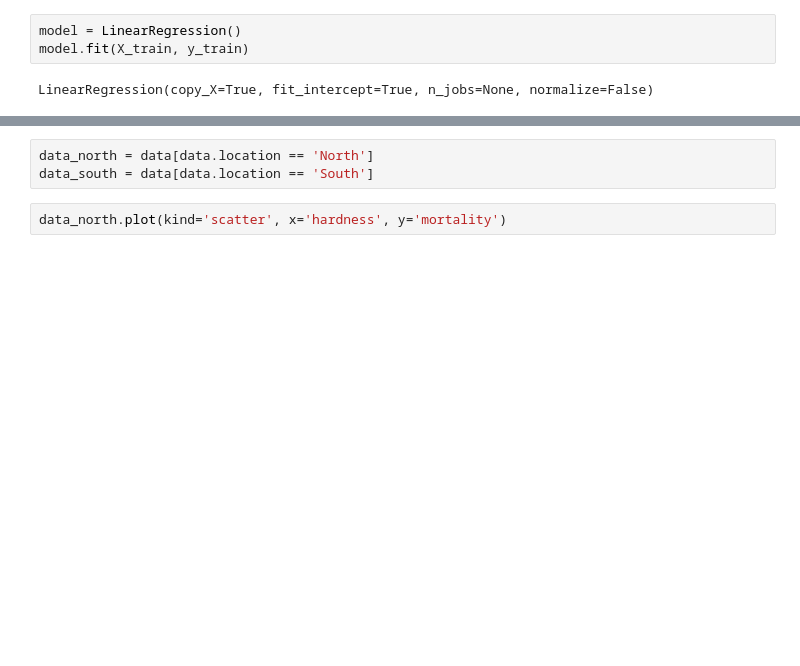
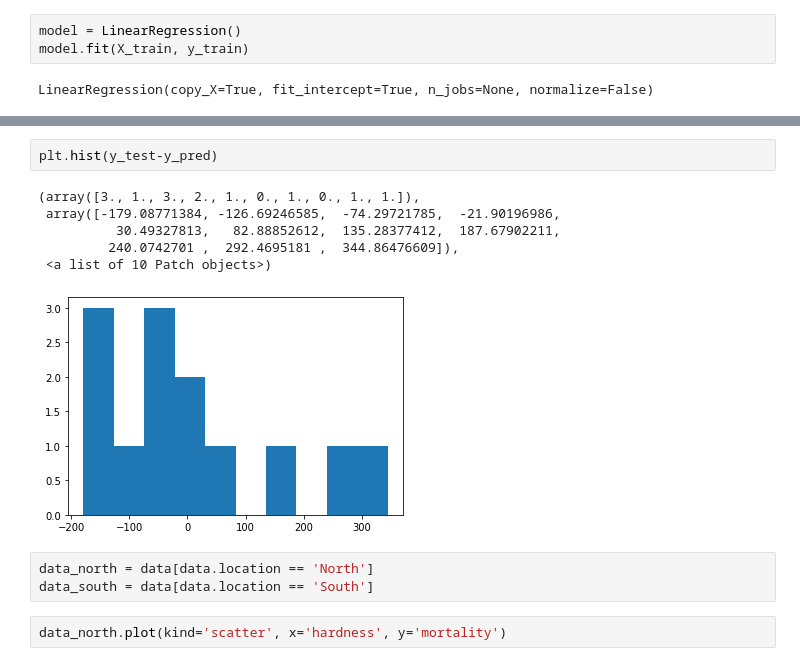
Before and after one commit to Marpl7/Netology_python, a Jupyter notebook: Correlation_regression/Water.ipynb, the cells around one changed output, grey strips where cells are left out. Cells and saved outputs as stored; diff of their text form; blank space fills up the shorter version.

```diff
--- a/Correlation_regression/Water.ipynb
+++ b/Correlation_regression/Water.ipynb
@@ -98,3 +103,12 @@ plt.plot(X_test, y_pred, c='r')
+# %%
+plt.hist(y_test-y_pred)
+# %% [output]
+(array([3., 1., 3., 2., 1., 0., 1., 0., 1., 1.]),
+ array([-179.08771384, -126.69246585,  -74.29721785,  -21.90196986,
+          30.49327813,   82.88852612,  135.28377412,  187.67902211,
+         240.0742701 ,  292.4695181 ,  344.86476609]),
+ <a list of 10 Patch objects>)
+[figure, added]
 # %%
 data_north = data[data.location == 'North']
 data_south = data[data.location == 'South']
```
Also changed, not shown: parts of 15 cells of this notebook.
